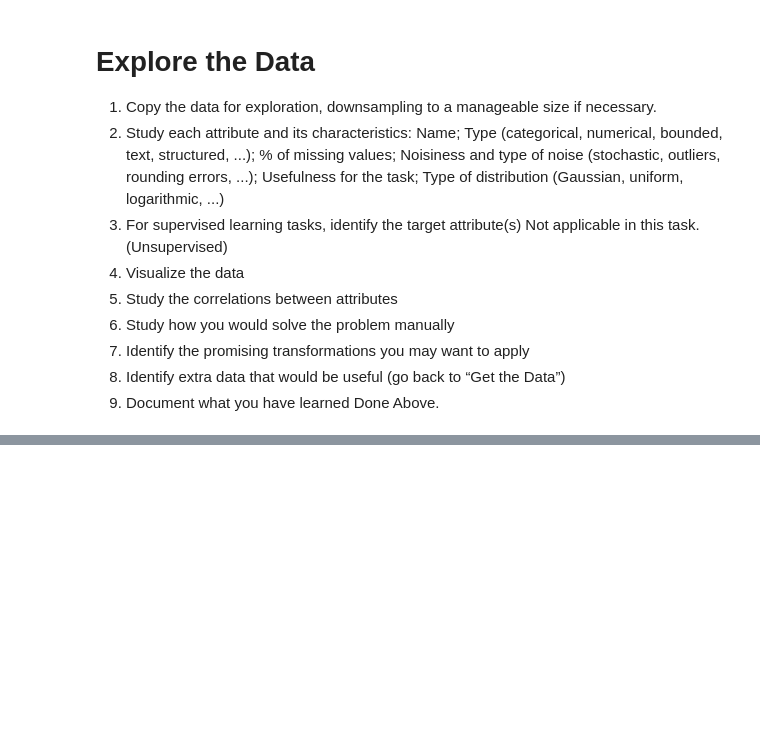
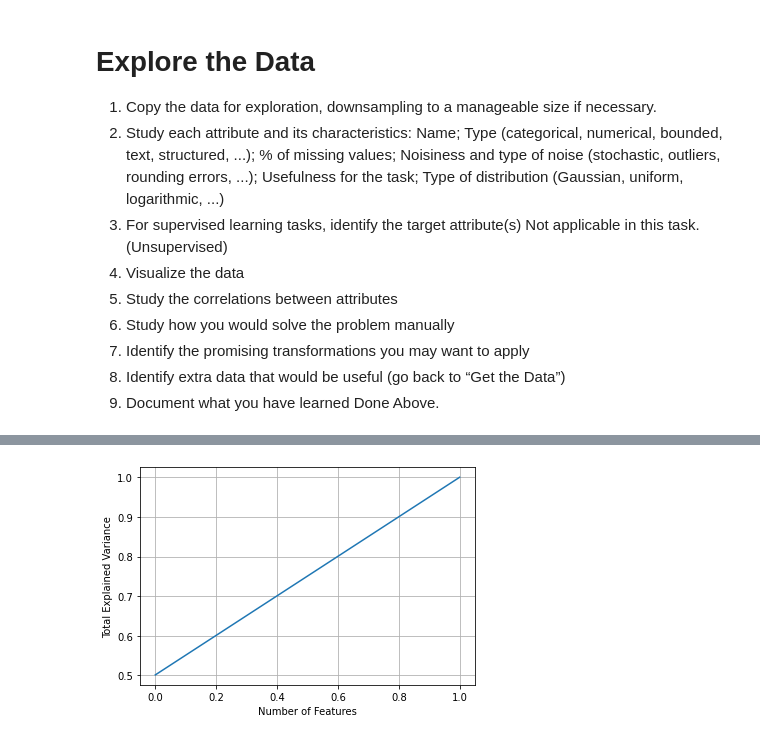
Before and after one commit to justinszaro/music-recommendations-machine-learning, a Jupyter notebook: music.ipynb, the cells around one changed output, grey strips where cells are left out. Drawn from its saved outputs; the diff is of its cells as text; code cells hidden in the pictures; blank space fills up the shorter version.

```diff
--- a/music.ipynb
+++ b/music.ipynb
@@ -290,0 +332,16 @@ artists_copy = data.copy()
+# %%
+pipeline = Pipeline(steps=[
+    ('ColumnTransformer', ColumnTransformer(transformers=[
+        ('OrdinalEncoding',OrdinalEncoder(), ['id','name'])
+    ])),
+    ('Standard_scaler', StandardScaler()),
+    ('PCA', PCA()),
+])
+pipeline.fit(data_copy)
+plt.figure()
+plt.plot(pipeline.named_steps.PCA.explained_variance_ratio_.cumsum())
+plt.xlabel("Number of Features")
+plt.ylabel("Total Explained Variance")
+plt.grid()
+# %% [output]
+[figure, added]
```
Also changed, not shown: parts of 6 cells of this notebook.
